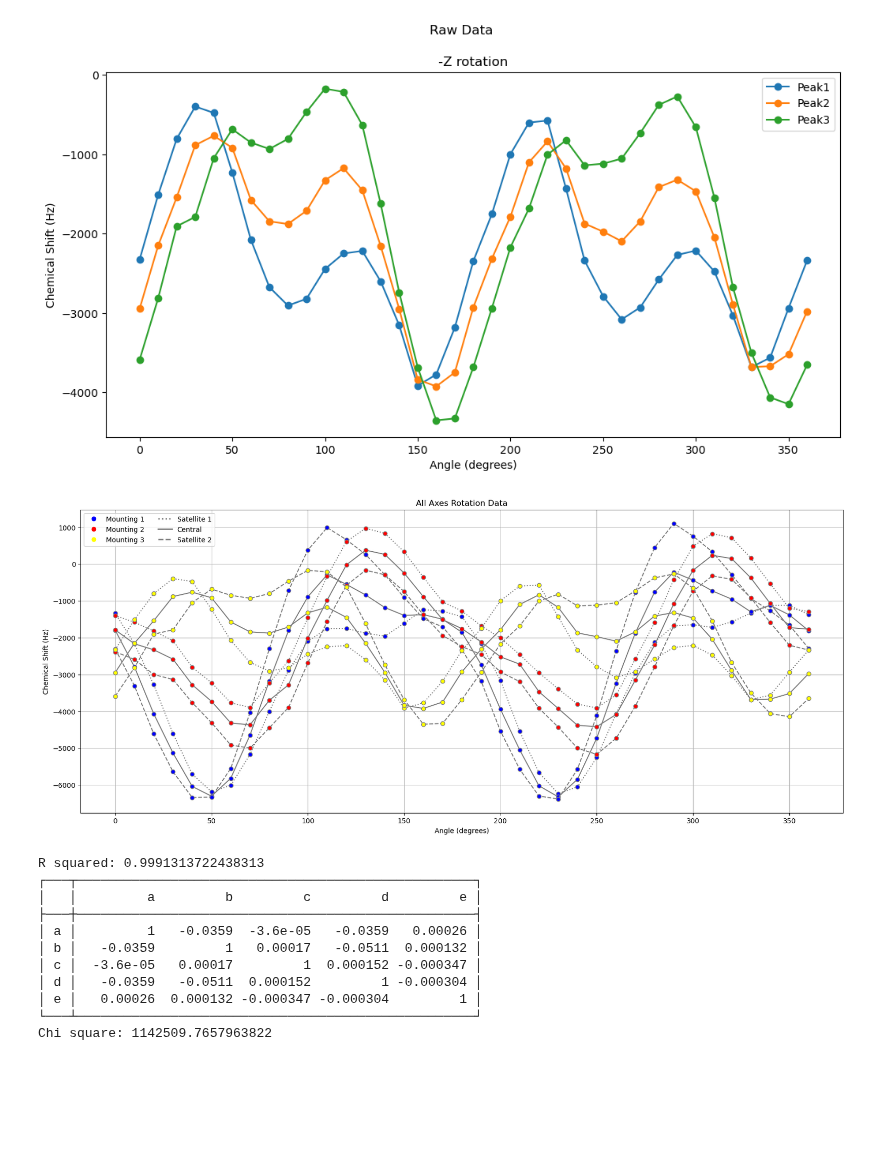
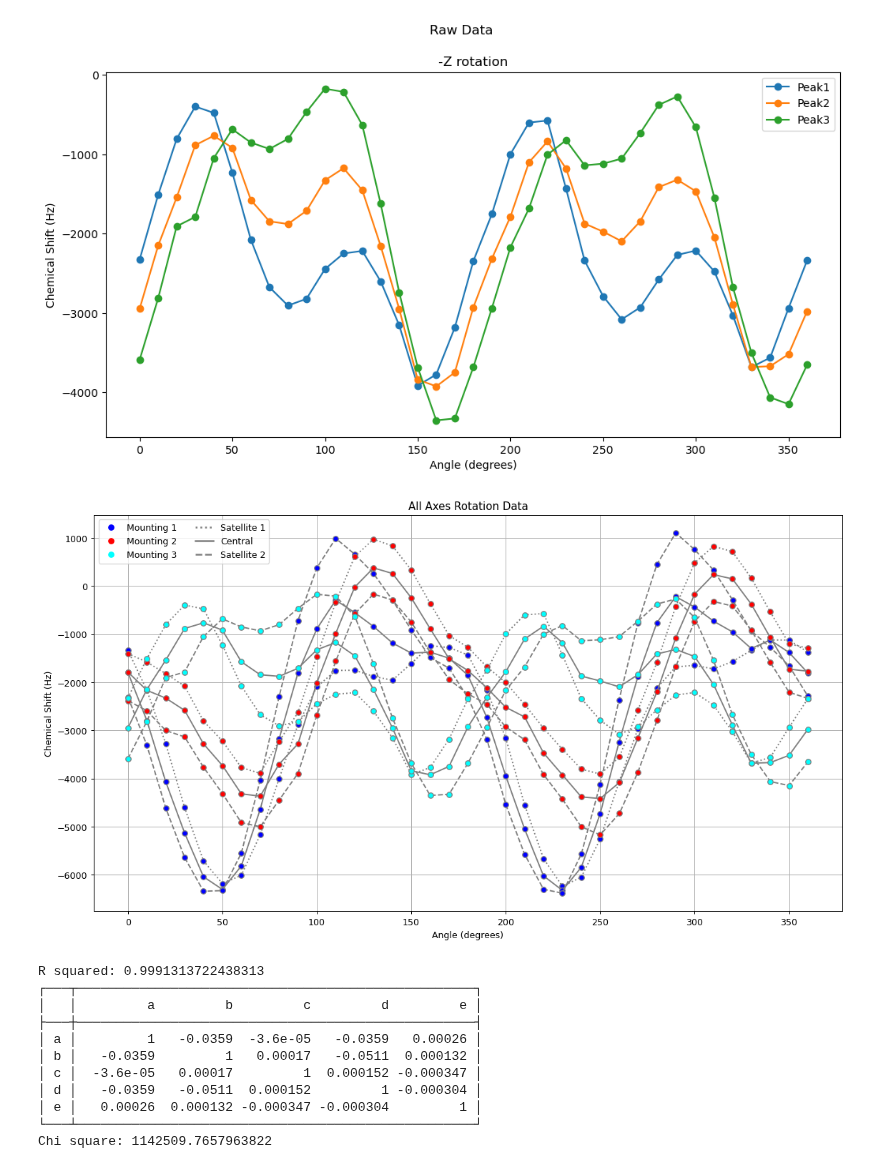
Before and after one commit to AstrobioShiva/Script_project, a Jupyter notebook: NMR_analysis/fitting_(+)HQipc2B_cluster1.ipynb, the cells around one changed output. Drawn from its saved outputs; the diff is of its cells as text; code cells hidden in the pictures; blank space fills up the shorter version.

```diff
--- a/NMR_analysis/fitting_(+)HQipc2B_cluster1.ipynb
+++ b/NMR_analysis/fitting_(+)HQipc2B_cluster1.ipynb
@@ -43,7 +43,7 @@ for i in range(3):
 [figure]
 [figure]
 # %%
-plt.figure(figsize = (20,8), dpi = 100)
+plt.figure(figsize = (15,8), dpi = 90)
 
 plt.plot(df[0].Angle, df[0].Cluster1Peak0,linestyle='dotted', marker='o', color = 'grey', markerfacecolor = 'blue')
 plt.plot(df[0].Angle, df[0].Cluster1Peak1,linestyle='-', marker='o', color = 'grey', markerfacecolor = 'blue')
@@ -53,43 +53,43 @@ plt.plot(df[1].Angle, df[1].Cluster1Peak0,linestyle='dotted', marker='o', color
 plt.plot(df[1].Angle, df[1].Cluster1Peak1,linestyle='-', marker='o', color = 'grey', markerfacecolor  = 'red')
 plt.plot(df[1].Angle, df[1].Cluster1Peak2, linestyle='--', marker='o', color = 'grey', markerfacecolor  = 'red')
 
-plt.plot(df[2].Angle, df[2].Cluster1Peak0, linestyle='dotted', marker='o', color = 'grey', markerfacecolor  = 'yellow')
-plt.plot(df[2].Angle, df[2].Cluster1Peak1, linestyle='-', marker='o', color = 'grey', markerfacecolor  = 'yellow')
-plt.plot(df[2].Angle, df[2].Cluster1Peak2, linestyle='--', marker='o', color = 'grey', markerfacecolor  = 'yellow')
+plt.plot(df[2].Angle, df[2].Cluster1Peak0, linestyle='dotted', marker='o', color = 'grey', markerfacecolor  = 'cyan')
+plt.plot(df[2].Angle, df[2].Cluster1Peak1, linestyle='-', marker='o', color = 'grey', markerfacecolor  = 'cyan')
+plt.plot(df[2].Angle, df[2].Cluster1Peak2, linestyle='--', marker='o', color = 'grey', markerfacecolor  = 'cyan')
 
 # Custom legend handle ( markers)
 marker_legend = [Line2D([0], [0], marker='o', color='w', markerfacecolor='blue', markersize=8, label='Mounting 1'),
                  Line2D([0], [0], marker='o', color='w', markerfacecolor='red', markersize=8, label='Mounting 2'),
-                 Line2D([0], [0], marker='o', color='w', markerfacecolor='yellow', markersize=8, label='Mounting 3')]
+                 Line2D([0], [0], marker='o', color='w', markerfacecolor='cyan', markersize=8, label='Mounting 3')]
 
 # Custom legend for lines
-line_legend = [Line2D([0], [0], color='grey', lw=2,linestyle='dotted', label='Satellite 1'),
-               Line2D([0], [0], color='grey', lw=2,linestyle='-', label='Central'),
-               Line2D([0], [0], color='grey', lw=2,linestyle='--', label='Satellite 2')]
+line_legend = [Line2D([0], [0], color='grey', lw=2, marker = '', linestyle='dotted', label='Satellite 1'),
+               Line2D([0], [0], color='grey', lw=2,marker = '', linestyle='-', label='Central'),
+               Line2D([0], [0], color='grey', lw=2,marker = '', linestyle='--', label='Satellite 2')]
 
 # # Add line legend
 # legend1 = plt.legend(handles=line_legend, loc='upper left')
 
 # # Add marker legend separately
 # legend2 = plt.legend(handles=marker_legend, loc='lower right', title="Marker Legend")
 
 # # Add the first legend back to the plot after adding the second legend
 # plt.gca().add_artist(legend1)
 
 # Combine both markers and lines into a single list for the legend
 combined_legend = marker_legend + line_legend
 # Add a single legend with both markers and lines, placed side by side
 plt.legend(handles=combined_legend, loc='upper left', bbox_to_anchor=(0, 1), ncol=2)
 
 
 
 plt.title('All Axes Rotation Data')
 plt.xlabel('Angle (degrees)')
 plt.ylabel('Chemical Shift (Hz)')
 plt.grid()
 plt.show()
 # %% [output]
-[figure, old version]
+[figure, new version]
 # %%
 freq_sum = [0]*3
 freq_diff = [0]*3
```
Also changed, not shown: 3 other files.
